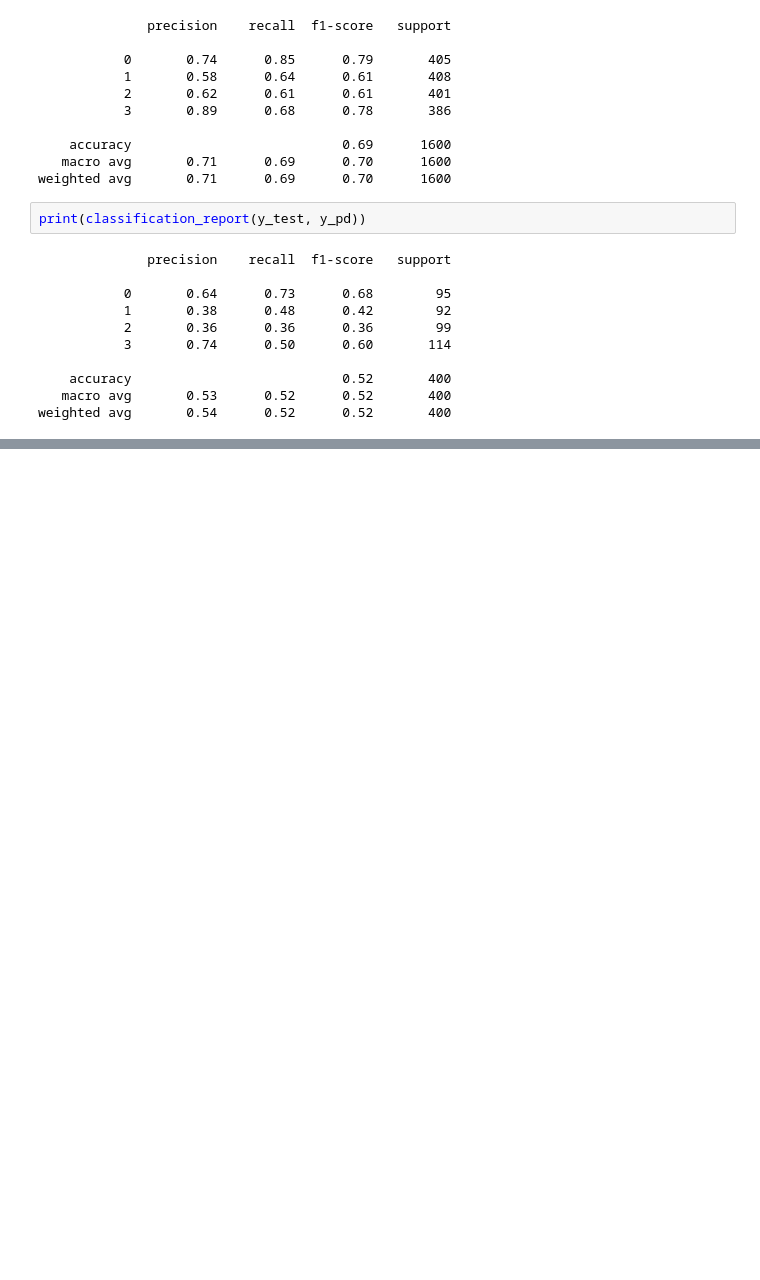
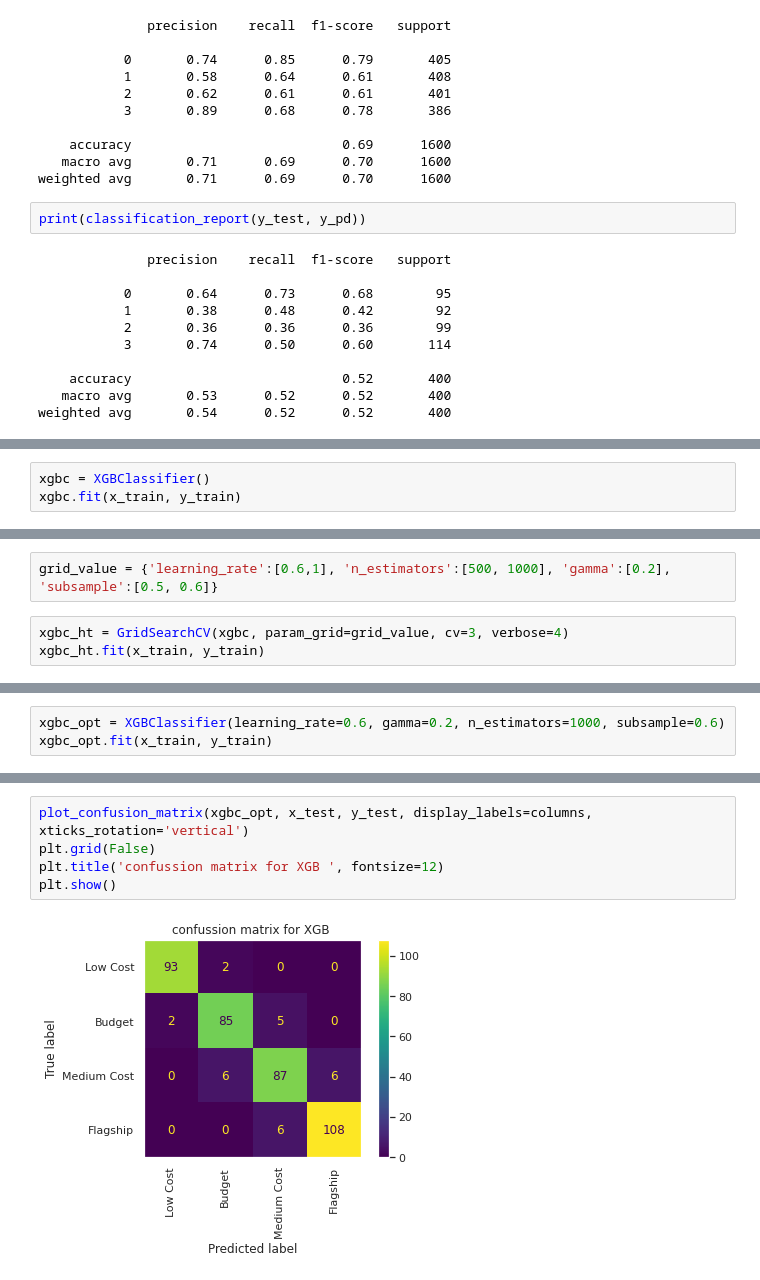
Before and after one commit to pratikjori20/Mobile-Price-Range-Prediction-ML-Class, a Jupyter notebook: Individual_capstone_3.ipynb, the cells around one changed output, grey strips where cells are left out. Drawn from its saved outputs; the diff is of its cells as text; blank space fills up the shorter version.

```diff
--- a/Individual_capstone_3.ipynb
+++ b/Individual_capstone_3.ipynb
@@ -914,0 +987,3 @@ ValueError: ignored
+# %%
+xgbc = XGBClassifier()
+xgbc.fit(x_train, y_train)
@@ -914,0 +1045,5 @@ ValueError: ignored
+# %%
+grid_value = {'learning_rate':[0.6,1], 'n_estimators':[500, 1000], 'gamma':[0.2], 'subsample':[0.5, 0.6]}
+# %%
+xgbc_ht = GridSearchCV(xgbc, param_grid=grid_value, cv=3, verbose=4)
+xgbc_ht.fit(x_train, y_train)
@@ -914,0 +1076,3 @@ ValueError: ignored
+# %%
+xgbc_opt = XGBClassifier(learning_rate=0.6, gamma=0.2, n_estimators=1000, subsample=0.6)
+xgbc_opt.fit(x_train, y_train)
@@ -914,0 +1101,7 @@ ValueError: ignored
+# %%
+plot_confusion_matrix(xgbc_opt, x_test, y_test, display_labels=columns, xticks_rotation='vertical')
+plt.grid(False)
+plt.title('confussion matrix for XGB ', fontsize=12)
+plt.show()
+# %% [output]
+[figure, added]
```
Also changed, not shown: parts of 40 cells of this notebook.
